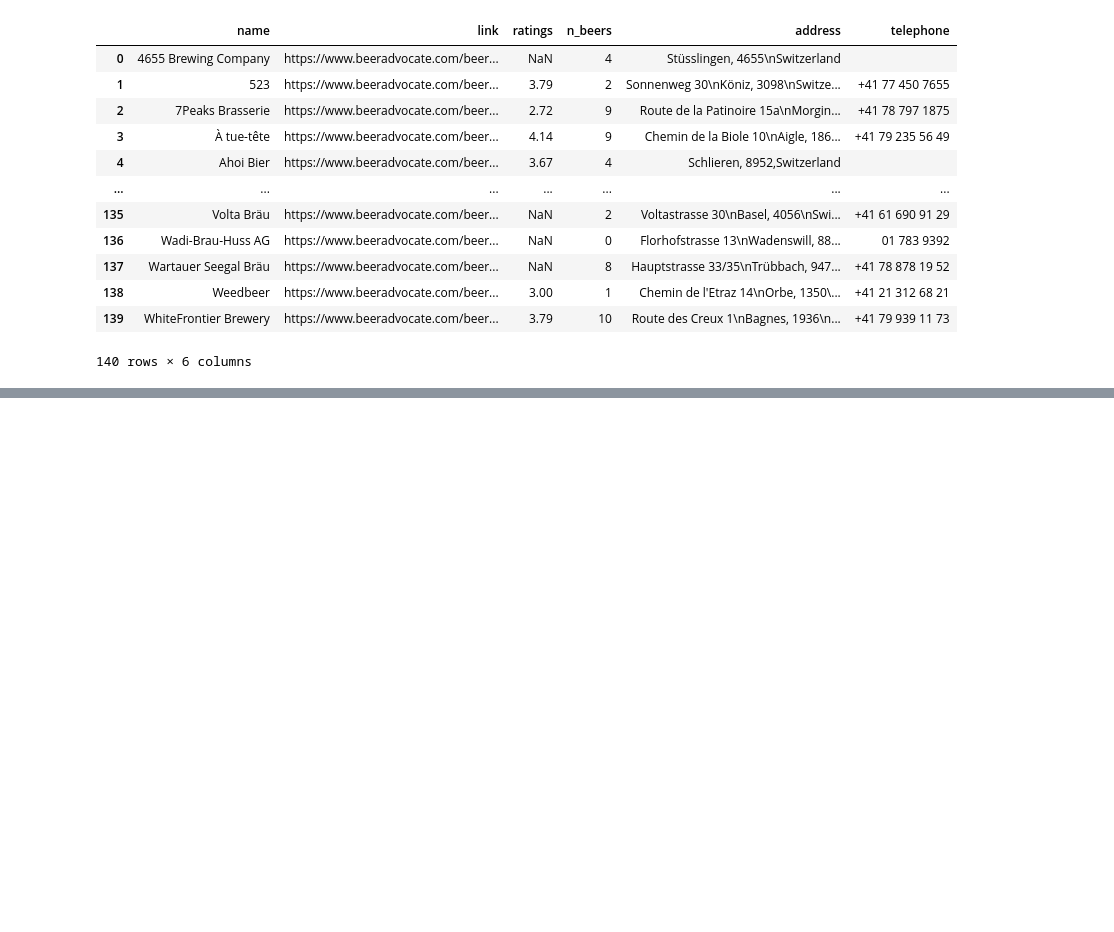
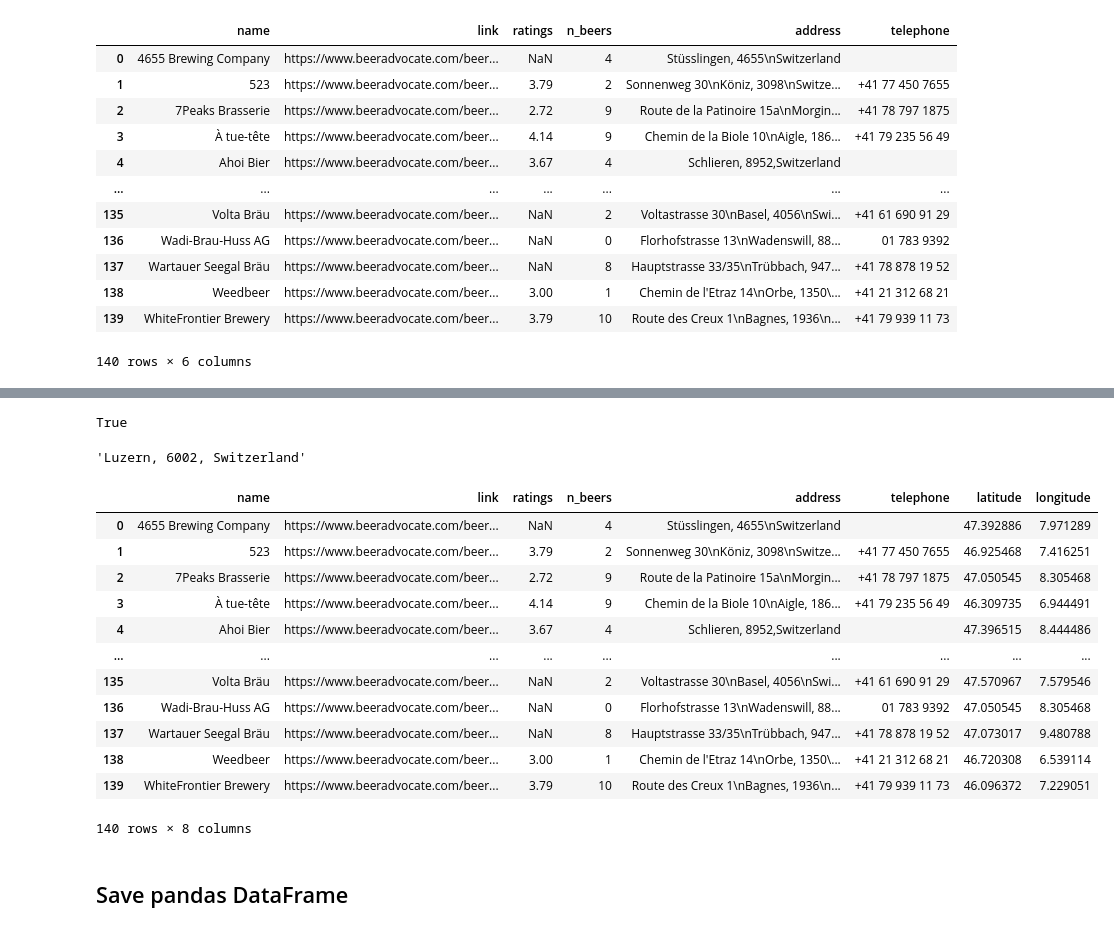
Before and after one commit to nrbernier/swiss-beer-map, a Jupyter notebook: swiss-beer-map.ipynb, the cells around one changed output, grey strips where cells are left out. Saved outputs shown, nothing was run; the diff lists cells and outputs as text; code cells hidden in the pictures; blank space fills up the shorter version.

Commit message:
Converted addresses to geographical coordinates

```diff
--- a/swiss-beer-map.ipynb
+++ b/swiss-beer-map.ipynb
@@ -541,0 +541,26 @@ nan
+# %%
+loc is None
+# %% [output]
+True
+# %%
+', '.join(address.split('\n')[1:])
+# %% [output]
+'Luzern, 6002, Switzerland'
+# %%
+breweries_ch_df
+# %% [output]
+|  | name | link | ratings | n_beers | address | telephone | latitude | longitude |
+| 0 | 4655 Brewing Company | https://www.beeradvocate.com/beer... | NaN | 4 | Stüsslingen, 4655\nSwitzerland |  | 47.392886 | 7.971289 |
+| 1 | 523 | https://www.beeradvocate.com/beer... | 3.79 | 2 | Sonnenweg 30\nKöniz, 3098\nSwitze... | +41 77 450 7655 | 46.925468 | 7.416251 |
+| 2 | 7Peaks Brasserie | https://www.beeradvocate.com/beer... | 2.72 | 9 | Route de la Patinoire 15a\nMorgin... | +41 78 797 1875 | 47.050545 | 8.305468 |
+| 3 | À tue-tête | https://www.beeradvocate.com/beer... | 4.14 | 9 | Chemin de la Biole 10\nAigle, 186... | +41 79 235 56 49 | 46.309735 | 6.944491 |
+| 4 | Ahoi Bier | https://www.beeradvocate.com/beer... | 3.67 | 4 | Schlieren, 8952,Switzerland |  | 47.396515 | 8.444486 |
+| ... | ... | ... | ... | ... | ... | ... | ... | ... |
+| 135 | Volta Bräu | https://www.beeradvocate.com/beer... | NaN | 2 | Voltastrasse 30\nBasel, 4056\nSwi... | +41 61 690 91 29 | 47.570967 | 7.579546 |
+| 136 | Wadi-Brau-Huss AG | https://www.beeradvocate.com/beer... | NaN | 0 | Florhofstrasse 13\nWadenswill, 88... | 01 783 9392 | 47.050545 | 8.305468 |
+| 137 | Wartauer Seegal Bräu | https://www.beeradvocate.com/beer... | NaN | 8 | Hauptstrasse 33/35\nTrübbach, 947... | +41 78 878 19 52 | 47.073017 | 9.480788 |
+| 138 | Weedbeer | https://www.beeradvocate.com/beer... | 3.00 | 1 | Chemin de l'Etraz 14\nOrbe, 1350\... | +41 21 312 68 21 | 46.720308 | 6.539114 |
+| 139 | WhiteFrontier Brewery | https://www.beeradvocate.com/beer... | 3.79 | 10 | Route des Creux 1\nBagnes, 1936\n... | +41 79 939 11 73 | 46.096372 | 7.229051 |
+140 rows × 8 columns
+# %% [markdown]
+## Save pandas DataFrame
```
Also changed, not shown: parts of 37 cells of this notebook.
